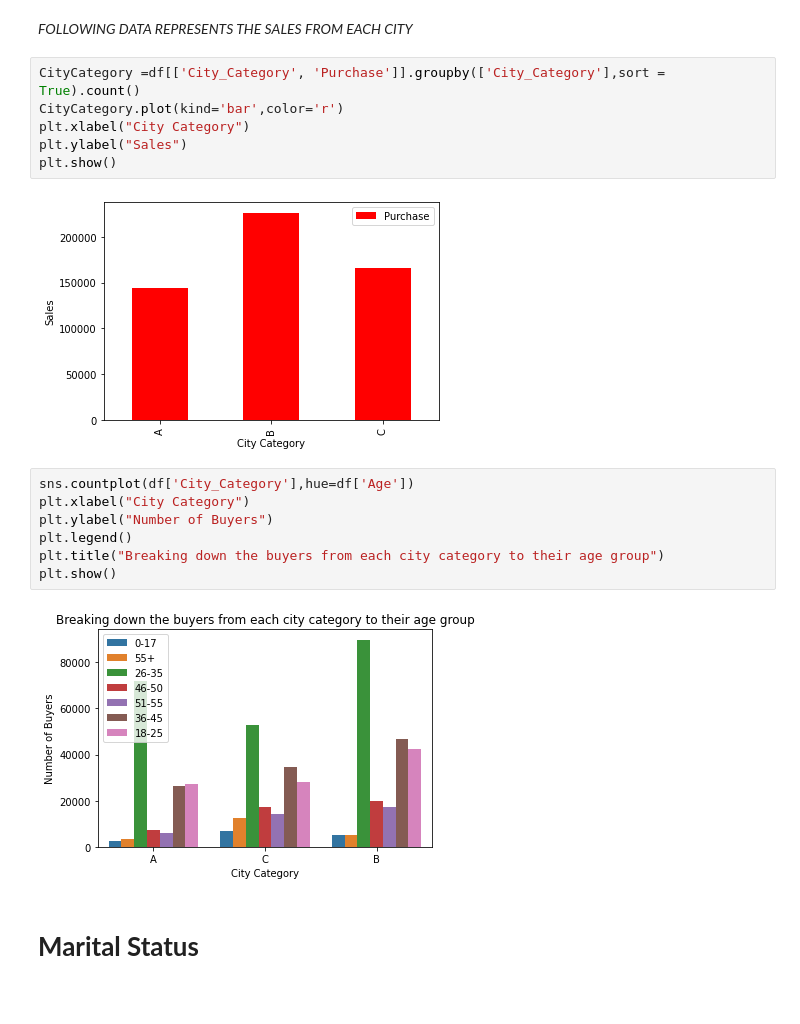
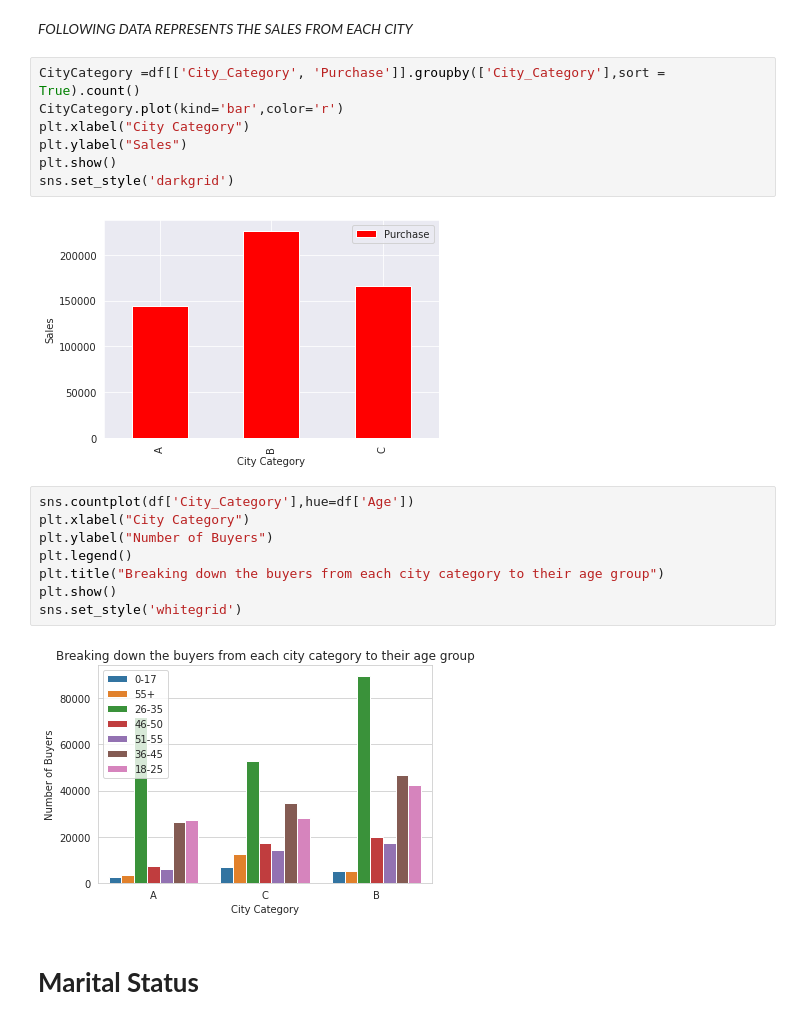
Before and after one commit to ManavKaul/Black-Friday-Sale, a Jupyter notebook: Black_Friday_Sale_Analysis.ipynb, the cells around one changed output. Drawn from its saved outputs; the diff is of its cells as text.

```diff
--- a/Black_Friday_Sale_Analysis.ipynb
+++ b/Black_Friday_Sale_Analysis.ipynb
@@ -139,17 +139,19 @@ CityCategory.plot(kind='bar',color='r')
 plt.xlabel("City Category")
 plt.ylabel("Sales")
 plt.show()
+sns.set_style('darkgrid')
 # %% [output]
-[figure, old version]
+[figure, new version]
 # %%
 sns.countplot(df['City_Category'],hue=df['Age'])
 plt.xlabel("City Category")
 plt.ylabel("Number of Buyers")
 plt.legend()
 plt.title("Breaking down the buyers from each city category to their age group")
 plt.show()
+sns.set_style('whitegrid')
 # %% [output]
-[figure, old version]
+[figure, new version]
 # %% [markdown]
 # **Marital Status**
 # %%
```
Also changed, not shown: parts of 1 cell of this notebook.
